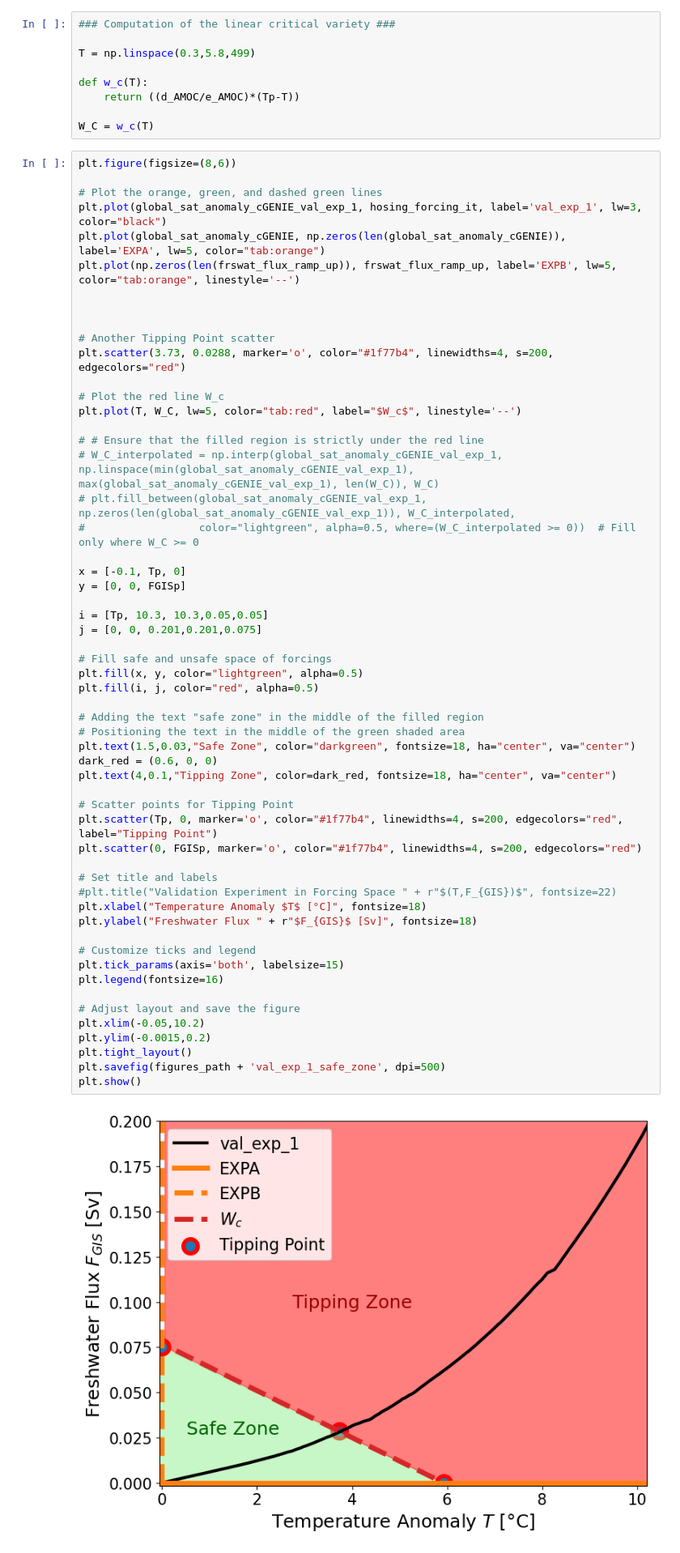
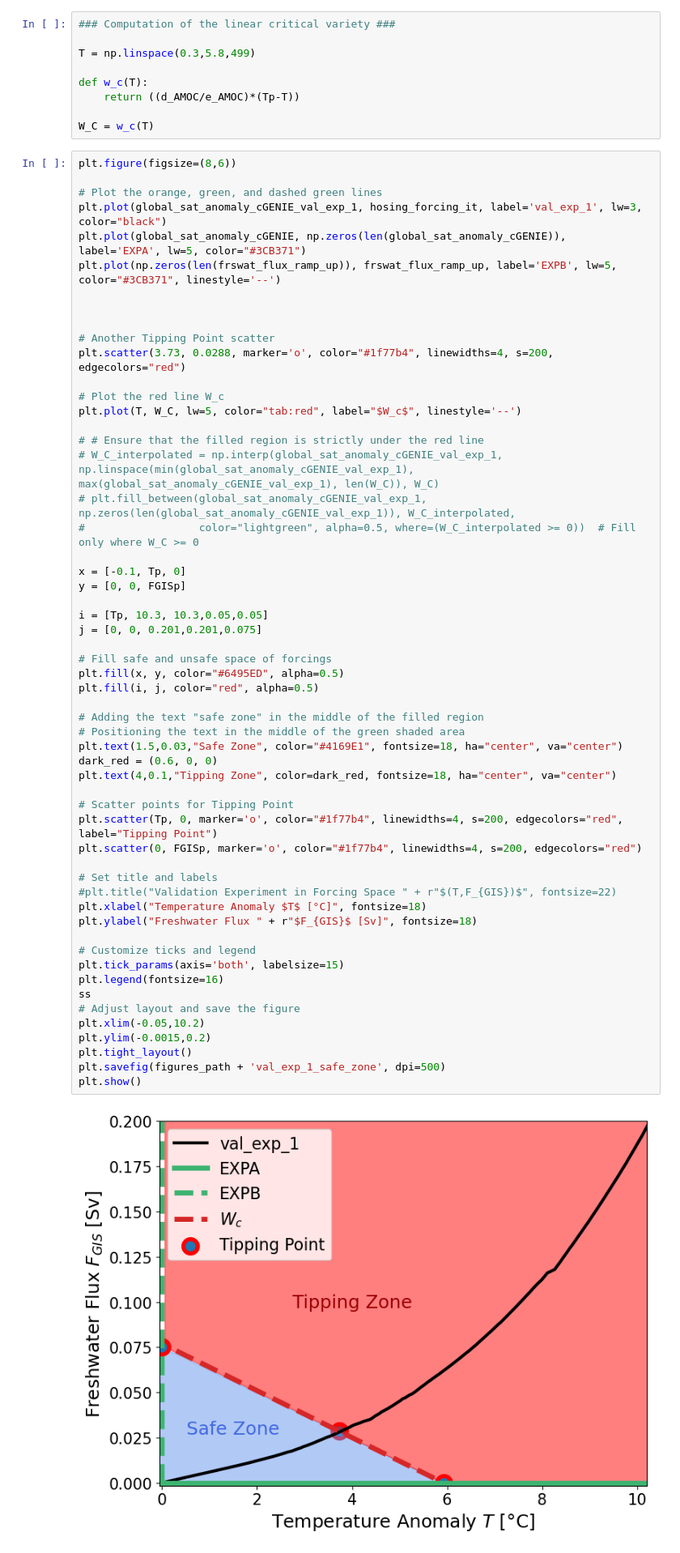
Before and after one commit to VUB-HYDR/2025_Laridon_etal_ORE, a Jupyter notebook: ATCM.ipynb, the cells around one changed output. Shown at 81% size. Cells and saved outputs as stored; diff of their text form.

```diff
--- a/ATCM.ipynb
+++ b/ATCM.ipynb
@@ -1670,8 +1670,8 @@ plt.figure(figsize=(8,6))
 
 # Plot the orange, green, and dashed green lines
 plt.plot(global_sat_anomaly_cGENIE_val_exp_1, hosing_forcing_it, label='val_exp_1', lw=3, color="black")
-plt.plot(global_sat_anomaly_cGENIE, np.zeros(len(global_sat_anomaly_cGENIE)), label='EXPA', lw=5, color="tab:orange")
-plt.plot(np.zeros(len(frswat_flux_ramp_up)), frswat_flux_ramp_up, label='EXPB', lw=5, color="tab:orange", linestyle='--')
+plt.plot(global_sat_anomaly_cGENIE, np.zeros(len(global_sat_anomaly_cGENIE)), label='EXPA', lw=5, color="#3CB371")
+plt.plot(np.zeros(len(frswat_flux_ramp_up)), frswat_flux_ramp_up, label='EXPB', lw=5, color="#3CB371", linestyle='--')
 
 
 
@@ -1692,37 +1692,37 @@ y = [0, 0, FGISp]
 i = [Tp, 10.3, 10.3,0.05,0.05]
 j = [0, 0, 0.201,0.201,0.075]
 
 # Fill safe and unsafe space of forcings
-plt.fill(x, y, color="lightgreen", alpha=0.5)
+plt.fill(x, y, color="#6495ED", alpha=0.5)
 plt.fill(i, j, color="red", alpha=0.5)
 
 # Adding the text "safe zone" in the middle of the filled region
 # Positioning the text in the middle of the green shaded area
-plt.text(1.5,0.03,"Safe Zone", color="darkgreen", fontsize=18, ha="center", va="center")
+plt.text(1.5,0.03,"Safe Zone", color="#4169E1", fontsize=18, ha="center", va="center")
 dark_red = (0.6, 0, 0)
 plt.text(4,0.1,"Tipping Zone", color=dark_red, fontsize=18, ha="center", va="center")
 
 # Scatter points for Tipping Point
 plt.scatter(Tp, 0, marker='o', color="#1f77b4", linewidths=4, s=200, edgecolors="red", label="Tipping Point")
 plt.scatter(0, FGISp, marker='o', color="#1f77b4", linewidths=4, s=200, edgecolors="red")
 
 # Set title and labels
 #plt.title("Validation Experiment in Forcing Space " + r"$(T,F_{GIS})$", fontsize=22)
 plt.xlabel("Temperature Anomaly $T$ [°C]", fontsize=18)
 plt.ylabel("Freshwater Flux " + r"$F_{GIS}$ [Sv]", fontsize=18)
 
 # Customize ticks and legend
 plt.tick_params(axis='both', labelsize=15)
 plt.legend(fontsize=16)
-
+ss
 # Adjust layout and save the figure
 plt.xlim(-0.05,10.2)
 plt.ylim(-0.0015,0.2)
 plt.tight_layout()
 plt.savefig(figures_path + 'val_exp_1_safe_zone', dpi=500)
 plt.show()
 # %% [output]
-[figure, old version]
+[figure, new version]
 # %% [markdown]
 ### 2. Test Overshoot
 # %%
```
Also changed, not shown: parts of 2 cells of this notebook, 1 other file.
